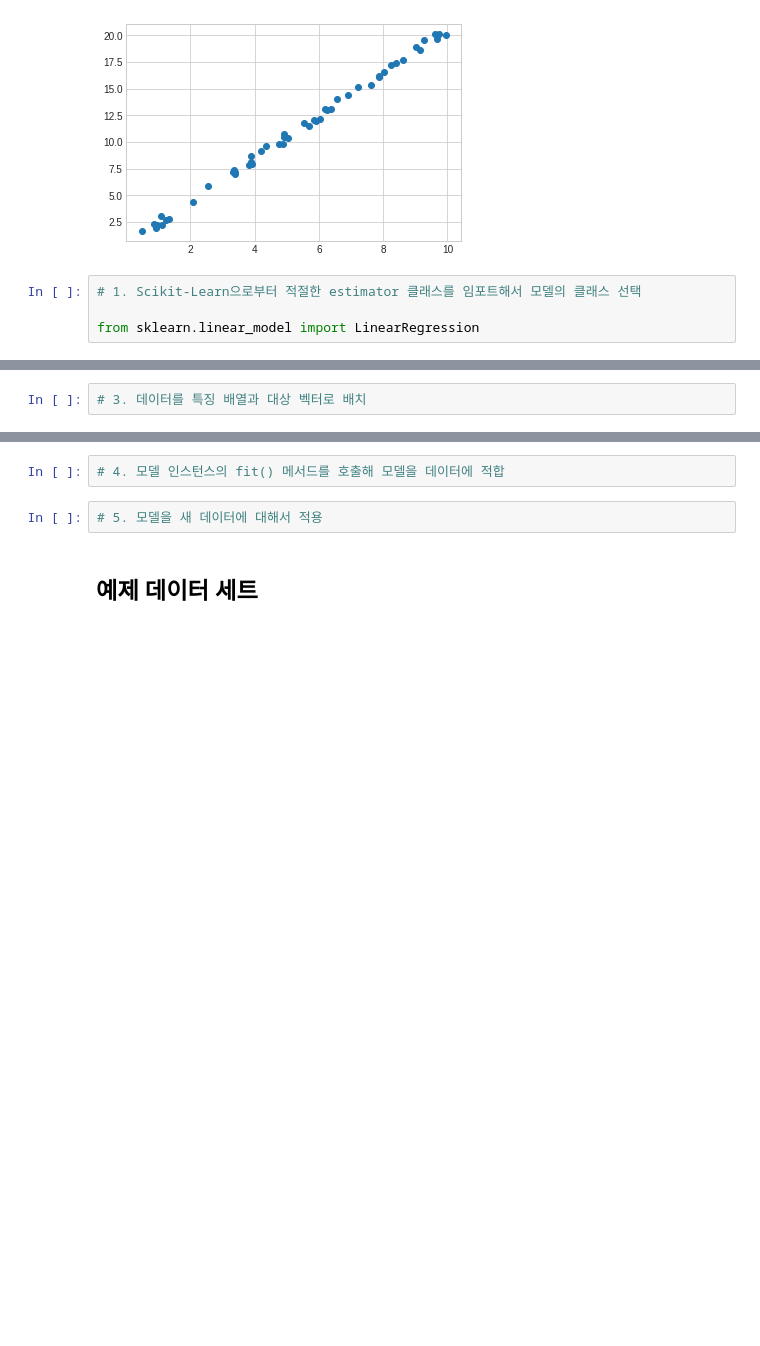
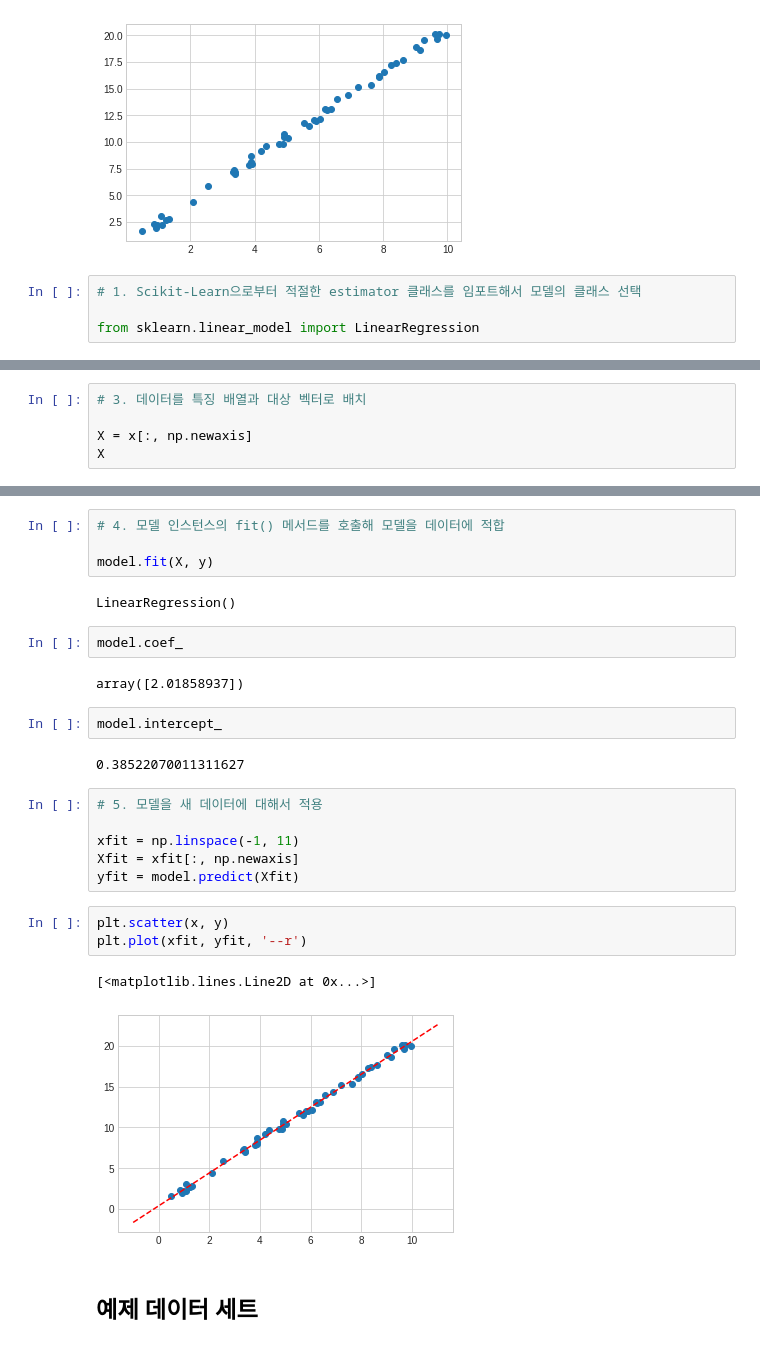
Before and after one commit to suumino/DataAlanysis, a Jupyter notebook: ScikitLean.ipynb, the cells around one changed output, grey strips where cells are left out. Drawn from its saved outputs; the diff is of its cells as text; blank space fills up the shorter version.

```diff
--- a/ScikitLean.ipynb
+++ b/ScikitLean.ipynb
@@ -88,3 +88,6 @@ model
 LinearRegression()
 # %%
 # 3. 데이터를 특징 배열과 대상 벡터로 배치
+
+X = x[:, np.newaxis]
+X
@@ -91,7 +112,29 @@ LinearRegression()
 # %%
 # 4. 모델 인스턴스의 fit() 메서드를 호출해 모델을 데이터에 적합
+
+model.fit(X, y)
+# %% [output]
+LinearRegression()
+# %%
+model.coef_
+# %% [output]
+array([2.01858937])
+# %%
+model.intercept_
+# %% [output]
+0.38522070011311627
 # %%
 # 5. 모델을 새 데이터에 대해서 적용
+
+xfit = np.linspace(-1, 11)
+Xfit = xfit[:, np.newaxis]
+yfit = model.predict(Xfit)
+# %%
+plt.scatter(x, y)
+plt.plot(xfit, yfit, '--r')
+# %% [output]
+[<matplotlib.lines.Line2D at 0x...>]
+[figure, added]
 # %% [markdown]
 ## 예제 데이터 세트
 # %% [markdown]
```
Also changed, not shown: parts of 2 cells of this notebook.
